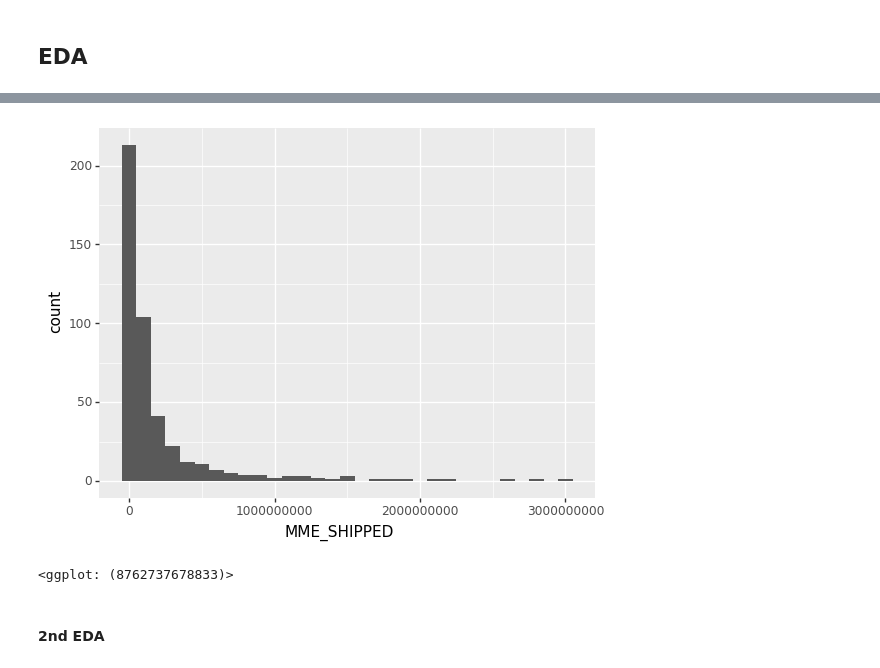
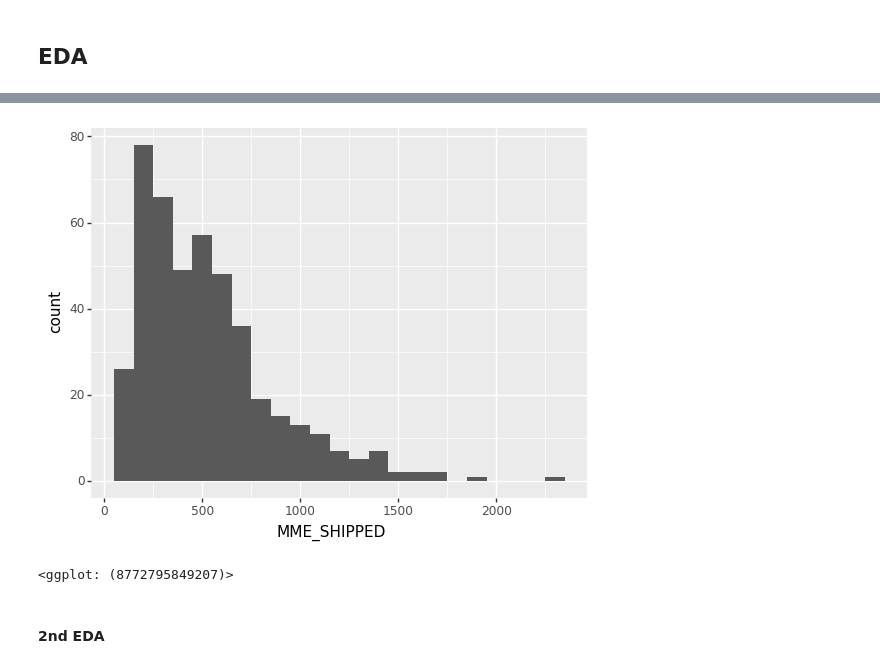
Before and after one commit to MIDS-at-Duke/estimating-impact-of-opioids-2020-vxf, a Jupyter notebook: 10_code/Transform_Data_Plus_Plot.ipynb, the cells around one changed output, grey strips where cells are left out. Drawn from its saved outputs; the diff is of its cells as text; code cells hidden in the pictures.

Commit message:
change MME_Shipped to per cap

```diff
--- a/10_code/Transform_Data_Plus_Plot.ipynb
+++ b/10_code/Transform_Data_Plus_Plot.ipynb
@@ -240,3 +231,8 @@ op_pop.head()
 | 2 | 2006 | AL | BARBOUR | 5.764019e+06 | Alabama | Control | Barbour County | 27861 | both |
 | 3 | 2006 | AL | BIBB | 6.278097e+06 | Alabama | Control | Bibb County | 22099 | both |
 | 4 | 2006 | AL | BLOUNT | 1.041747e+07 | Alabama | Control | Blount County | 55485 | both |
+# %%
+op_pop = op_pop.rename(columns={'MME_SHIPPED':'MME_Total'})
+# %%
+op_pop['MME_SHIPPED'] = op_pop['MME_Total'] / op_pop['TOTAL_POP']
+op_pop.head()
@@ -454,11 +457,11 @@ print(plot)
 # %%
 (ggplot(op_pop[(op_pop['treatment_status'] == 'Treatment') & (op_pop['State_Abrv'] == 'FL')],
         aes('MME_SHIPPED')) +
-  geom_histogram(binwidth = 100000000)
+  geom_histogram(binwidth = 100)
 )
 # %% [output]
-[figure, old version]
+[figure, new version]
-<ggplot: (8762737678833)>
+<ggplot: (8772795849207)>
 # %% [markdown]
 #### 2nd EDA
 # %%
```
Also changed, not shown: parts of 22 cells of this notebook.
